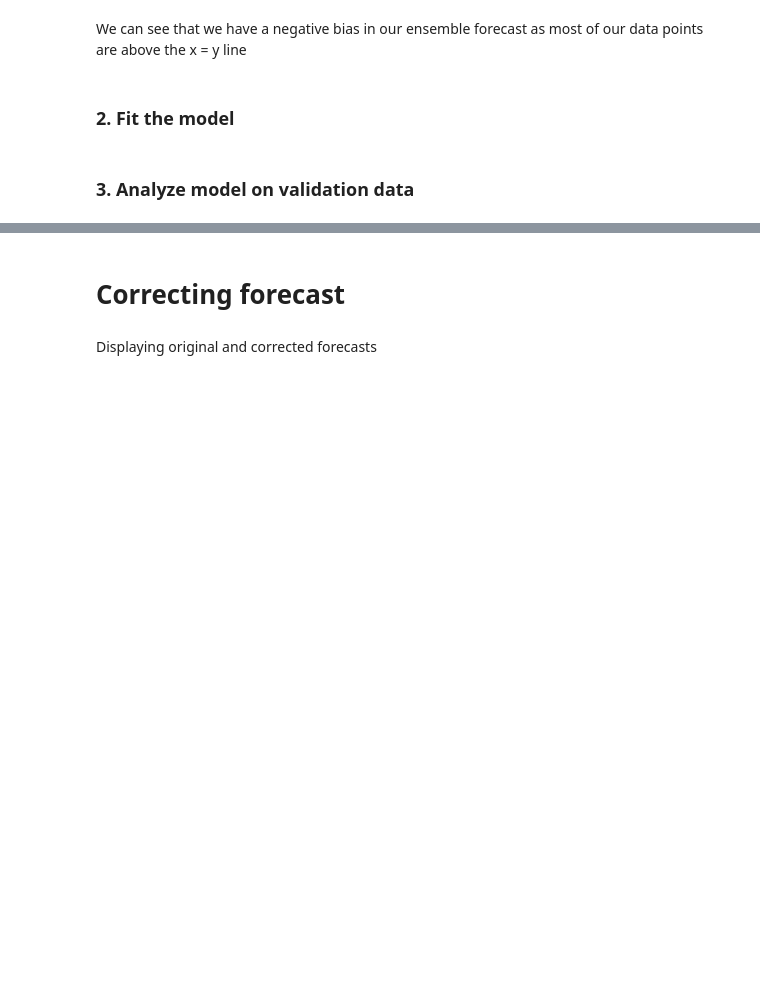
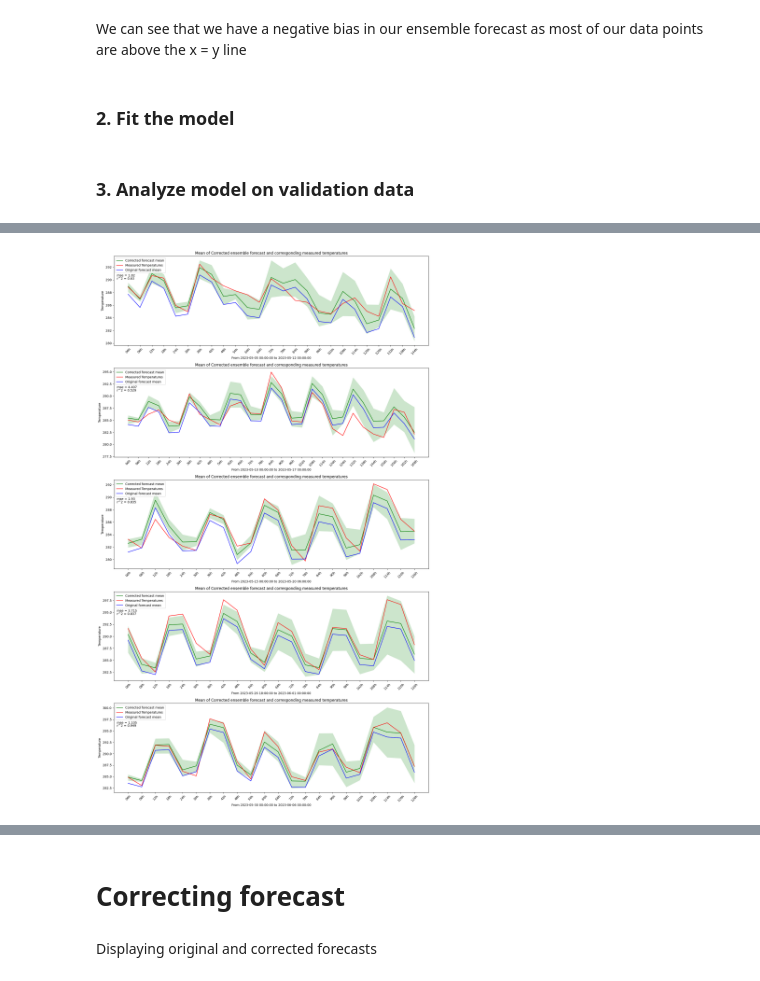
Before and after one commit to larsbonnefoy/TAI_Project, a Jupyter notebook: Project.ipynb, the cells around one changed output, grey strips where cells are left out. Cells and saved outputs as stored; diff of their text form; code cells hidden in the pictures; blank space fills up the shorter version.

```diff
--- a/Project.ipynb
+++ b/Project.ipynb
@@ -1078,0 +1042,89 @@ Linear Regression if we split sets randomly
+# %%
+corr_fc_lst = []
+measured_lst = []
+original_lst = []
+
+# Selects each dataframe from validation set, saves target temperatures and computes corrected forecast
+for elem in val_set:
+    df_val = elem[1]
+    original_lst.append(df_val[['time', 't2m']])
+    measured_lst.append(df_val[['time', 'temp']])
+    corr_fc_lst.append(correct_forecast(df_val, model))
+
+
+def another_plot_func(original_fc, corr_fc, measured):
+    assert len(corr_fc) == len(measured), "List of corrected forecast and measured forecasts dont have the same lenght"
+    nb_of_samples = len(corr_fc)
+    fig, ax = plt.subplots(nb_of_samples, figsize=(15, 25))
+    for i in range(0, nb_of_samples):
+        corr_df = corr_fc[i]
+        measured_df = measured[i]
+        original_df = original_fc[i]
+        corrected_mean = corr_df.mean(axis=1)
+        corrected_min = corr_df.min(axis=1)
+        corrected_max = corr_df.max(axis=1)
+
+        print('nb of obs: ', len(corr_df))
+        y_original = original_df.groupby('time').mean()
+
+        y_val = measured_df.groupby('time').mean() + C_0
+        y_pred = corrected_mean
+
+        mse, r2_s = get_measure(corr_df, measured_df)
+        #correl_fc_measured = y_original.corr(y_val)
+
+        start = corr_df.reset_index()['time'].min()
+        end = corr_df.reset_index()['time'].max()
+
+        #All 6hours intervals between start and end
+        total_time_period = (end - start) / pd.Timedelta(hours=6)
+        hours_tmp =  np.arange(0, 6 * total_time_period + 1, 6)
+        print(hours_tmp)
+        print(len(hours_tmp))
+
+        time_stamp_list = corr_df.reset_index()['time'].values
+
+        # difference between each time stamp in ns, converted into hours
+        # #!!This will hold one less value as time_stamp_list as we compute the difference between first and second term
+        diff_stamp = list(map(operator.sub, time_stamp_list[1:], time_stamp_list[:])) / np.timedelta64(1, 'h')
+
+        cumul_sum_stamp = [0] + list(accumulate(diff_stamp))
+
+        print(cumul_sum_stamp)
+        print(len(cumul_sum_stamp))
+
+        #Array that holds true if observation is present for some time stamp, false otherwise
+        bool_array = [True if x in cumul_sum_stamp else False for x in hours_tmp]
+
+        #Need to insert np.nan where we have a false
+
+        tmp_nan = [x if ]
+
+        tmp_arr = list(zip(bool_array, hours_tmp))
+        print(tmp_arr)
+        print("__________________________")
+
+
+        hours =  np.arange(0, 6 * len(corrected_mean), 6)
+
+        curr_ax = ax[i]
+        curr_ax.fill_between(hours, corrected_min, corrected_max, alpha=.2, linewidth=0, color='green')
+
+        curr_ax.plot(hours, corrected_mean, label='Corrected forecast mean', color='green')
+
+        curr_ax.text(0.01, 0.8, f"mse = {round(mse, 3)}", horizontalalignment='left', verticalalignment='top', transform=curr_ax.transAxes)
+        curr_ax.text(0.01, 0.765, f"r^2 = {round(r2_s, 3)}", horizontalalignment='left', verticalalignment='top', transform=curr_ax.transAxes)
+
+        curr_ax.plot(hours, y_val, label='Measured Temperatures', color="red")
+        curr_ax.plot(hours, y_original, label='Original forecast mean', color="blue")
+
+        curr_ax.legend(loc='upper left')
+        curr_ax.set_xlabel(f"""From {start} to {end}""")
+        curr_ax.set_ylabel('Temperature')
+        curr_ax.set_title(f'Mean of Corrected ensemble forecast and corresponding measured temperatures')
+        curr_ax.set_xticks(hours, [f"{h:02d}h" for h in hours], rotation=45)
+    fig.tight_layout()
+
+
+another_plot_func(original_lst, corr_fc_lst, measured_lst)
+# %% [output]
@@ -1078,0 +1148 @@ Linear Regression if we split sets randomly
+[figure, added]
```
Also changed, not shown: parts of 14 cells of this notebook.
